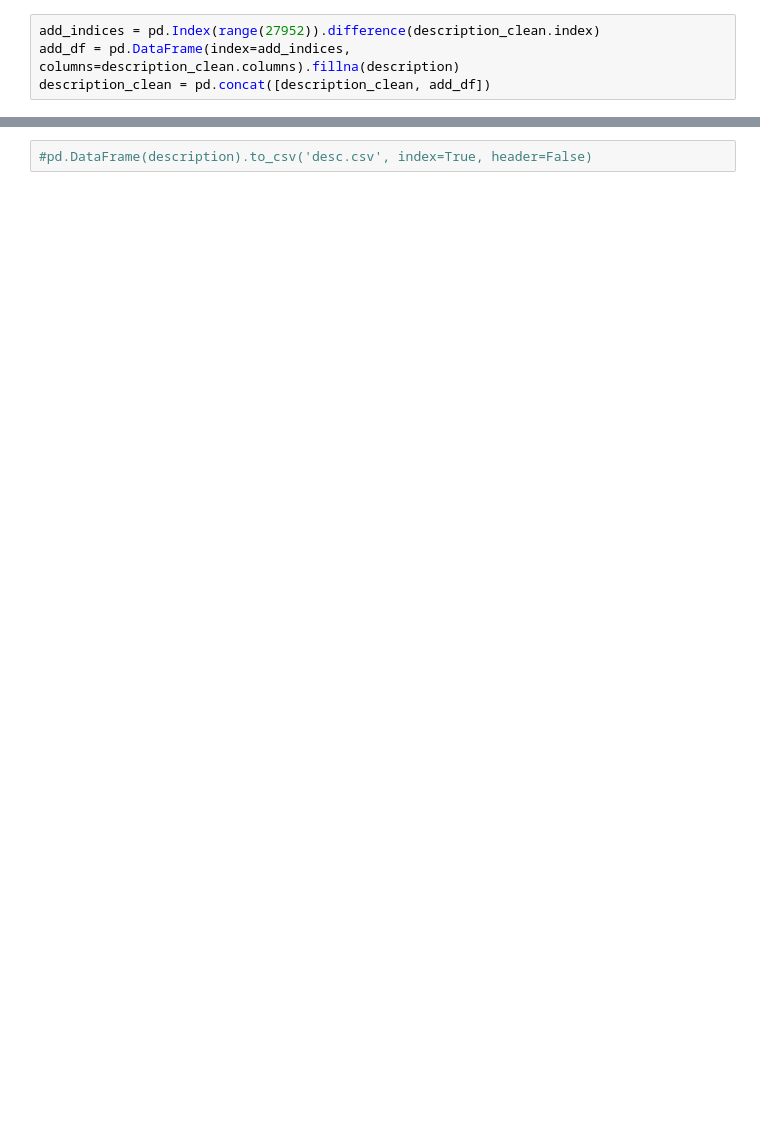
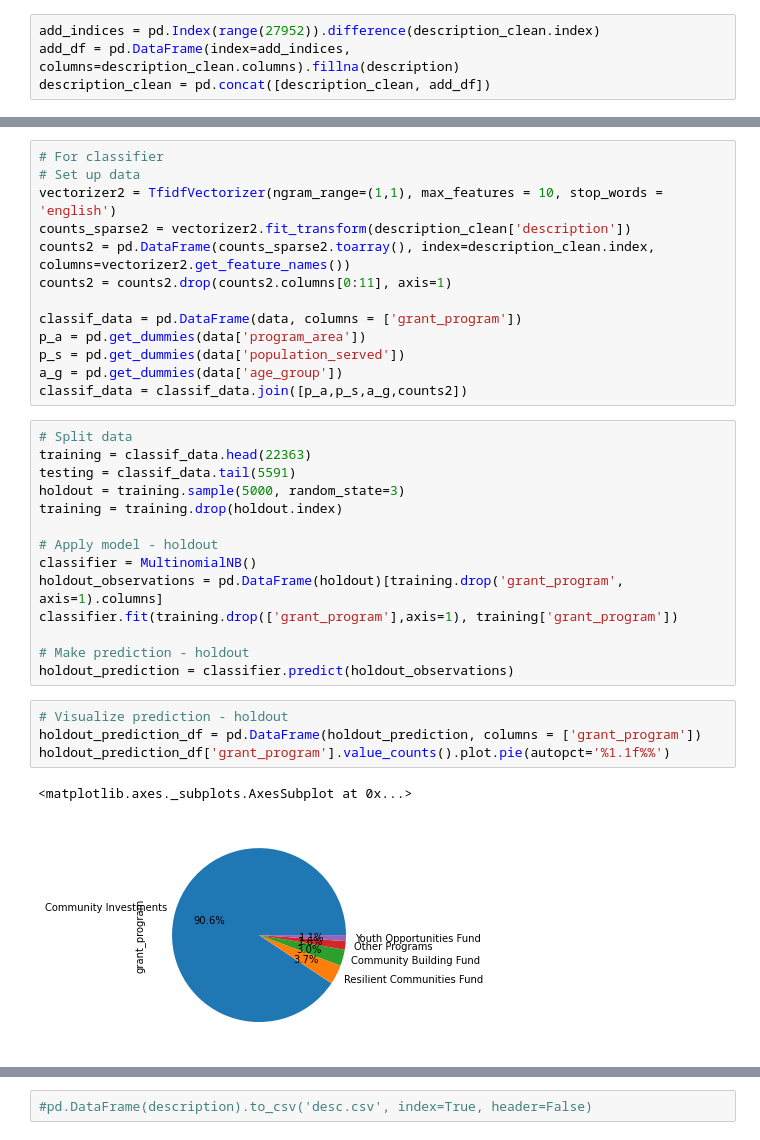
Before and after one commit to lalmaraz/otf_grants, a Jupyter notebook: otf_grants.ipynb, the cells around one changed output, grey strips where cells are left out. Saved outputs shown, nothing was run; the diff lists cells and outputs as text; blank space fills up the shorter version.

Commit message:
Add classifier

```diff
--- a/otf_grants.ipynb
+++ b/otf_grants.ipynb
@@ -144,0 +131,34 @@ pd.DataFrame(counts_reduced).groupby(best_label).mean()
+# %%
+# For classifier
+# Set up data
+vectorizer2 = TfidfVectorizer(ngram_range=(1,1), max_features = 10, stop_words = 'english')
+counts_sparse2 = vectorizer2.fit_transform(description_clean['description'])
+counts2 = pd.DataFrame(counts_sparse2.toarray(), index=description_clean.index, columns=vectorizer2.get_feature_names())
+counts2 = counts2.drop(counts2.columns[0:11], axis=1)
+
+classif_data = pd.DataFrame(data, columns = ['grant_program'])
+p_a = pd.get_dummies(data['program_area'])
+p_s = pd.get_dummies(data['population_served'])
+a_g = pd.get_dummies(data['age_group'])
+classif_data = classif_data.join([p_a,p_s,a_g,counts2])
+# %%
+# Split data
+training = classif_data.head(22363)
+testing = classif_data.tail(5591)
+holdout = training.sample(5000, random_state=3)
+training = training.drop(holdout.index)
+
+# Apply model - holdout
+classifier = MultinomialNB()
+holdout_observations = pd.DataFrame(holdout)[training.drop('grant_program', axis=1).columns]
+classifier.fit(training.drop(['grant_program'],axis=1), training['grant_program'])
+
+# Make prediction - holdout
+holdout_prediction = classifier.predict(holdout_observations)
+# %%
+# Visualize prediction - holdout
+holdout_prediction_df = pd.DataFrame(holdout_prediction, columns = ['grant_program'])
+holdout_prediction_df['grant_program'].value_counts().plot.pie(autopct='%1.1f%%')
+# %% [output]
+<matplotlib.axes._subplots.AxesSubplot at 0x...>
+[figure, added]
```
Also changed, not shown: parts of 22 cells of this notebook.
